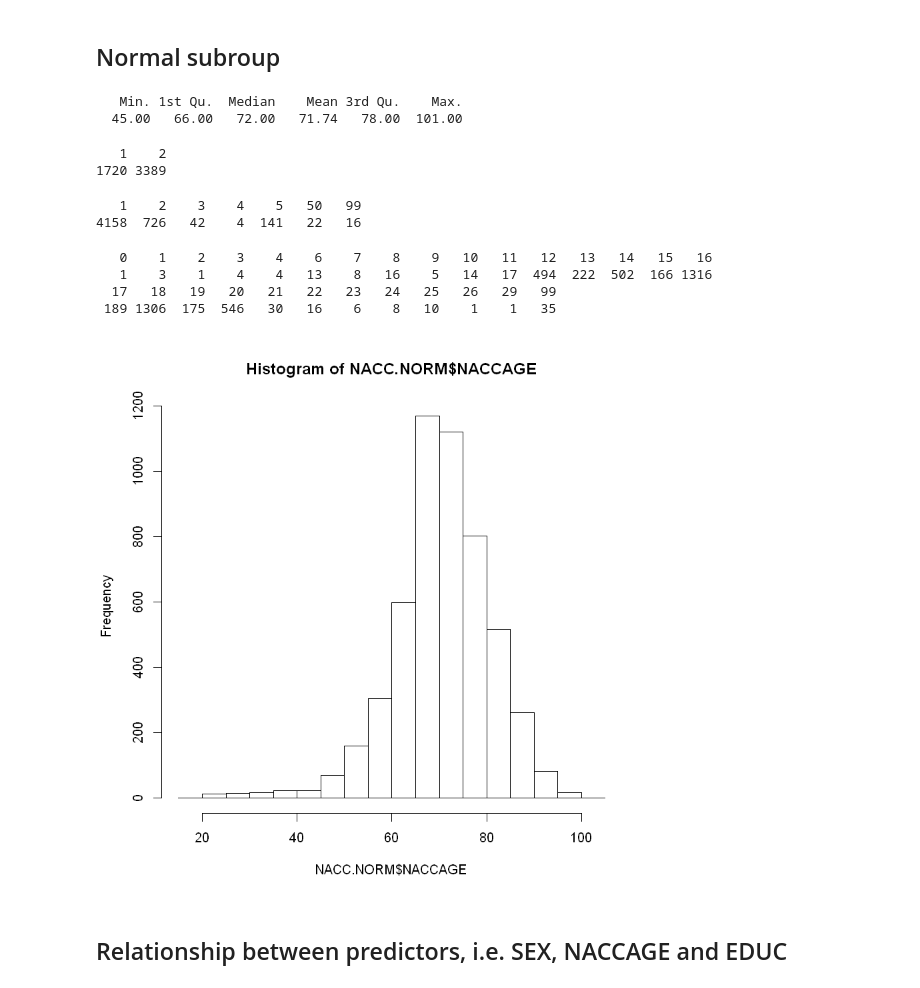
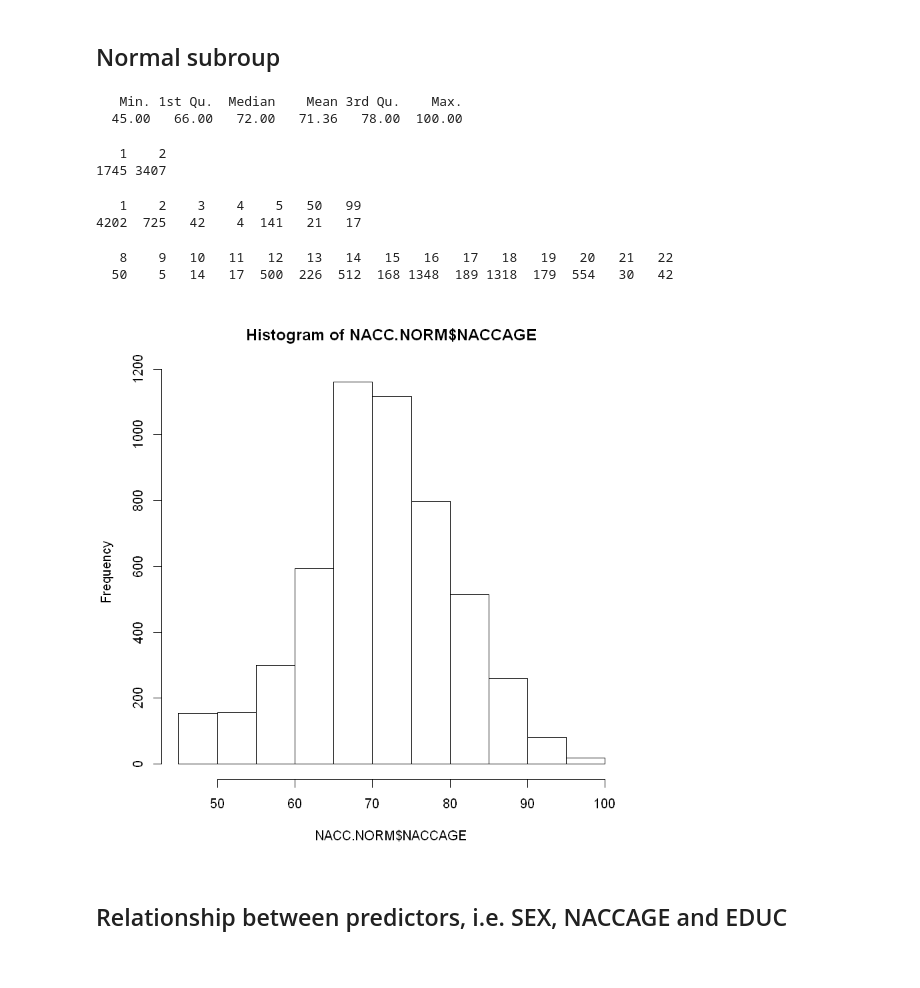
Before and after one commit to KillingVectorField/Reanalyze-UDS-data-using-SCMLE, a Jupyter notebook: Report.ipynb, the cells around one changed output. Cells and saved outputs as stored; diff of their text form; code cells hidden in the pictures.

Commit message:
new plots

```diff
--- a/Report.ipynb
+++ b/Report.ipynb
@@ -37,30 +37,38 @@ EDUC
    4    4    6   11   11    5   30   14   44   38   63   54 1465  478 1074  332
   16   17   18   19   20   21   22   23   24   25   26   29   30   99
 2758  325 2409  326 1166   56   34   14   20   23   14    1    2  100
+# %%
+truncated <- TRUE
+# %%
+NACC.uniqueID <- NACC.uniqueID[NACC.uniqueID$EDUC != 99,]
+# %%
+if (truncated) {
+    NACC.uniqueID[NACC.uniqueID$NACCAGE < 45, 'NACCAGE'] <- 45
+    NACC.uniqueID[NACC.uniqueID$NACCAGE > 100, 'NACCAGE'] <- 100
+    NACC.uniqueID[NACC.uniqueID$EDUC < 8, "EDUC"] <- 8
+    NACC.uniqueID[NACC.uniqueID$EDUC > 22, "EDUC"] <- 22
+}
 # %% [markdown]
 ## Normal subroup
 # %%
 NACC.NORM <- NACC.uniqueID[(NACC.uniqueID$NACCNORM == 1) & (NACC.uniqueID$CDRGLOB == 0),] # 5190
 hist(NACC.NORM$NACCAGE)
 # How to filter Age? Use 45 as the minimum Age?
 NACC.NORM <- NACC.NORM[NACC.NORM$NACCAGE >= 45,] # 5109
 summary(NACC.NORM$NACCAGE)
 table(NACC.NORM$SEX)
 table(NACC.NORM$RACE)
 table(NACC.NORM$EDUC) # 35 with EDUC==99
-NACC.NORM <- NACC.NORM[NACC.NORM$EDUC != 99,] # 5074
 # %% [output]
    Min. 1st Qu.  Median    Mean 3rd Qu.    Max.
-  45.00   66.00   72.00   71.74   78.00  101.00
+  45.00   66.00   72.00   71.36   78.00  100.00
    1    2
-1720 3389
+1745 3407
    1    2    3    4    5   50   99
-4158  726   42    4  141   22   16
+4202  725   42    4  141   21   17
-   0    1    2    3    4    6    7    8    9   10   11   12   13   14   15   16
-   1    3    1    4    4   13    8   16    5   14   17  494  222  502  166 1316
-  17   18   19   20   21   22   23   24   25   26   29   99
- 189 1306  175  546   30   16    6    8   10    1    1   35
+   8    9   10   11   12   13   14   15   16   17   18   19   20   21   22
+  50    5   14   17  500  226  512  168 1348  189 1318  179  554   30   42
-[figure, old version]
+[figure, new version]
 # %%
 attach(NACC.NORM)
 # %% [markdown]
```
Also changed, not shown: parts of 25 cells of this notebook.
